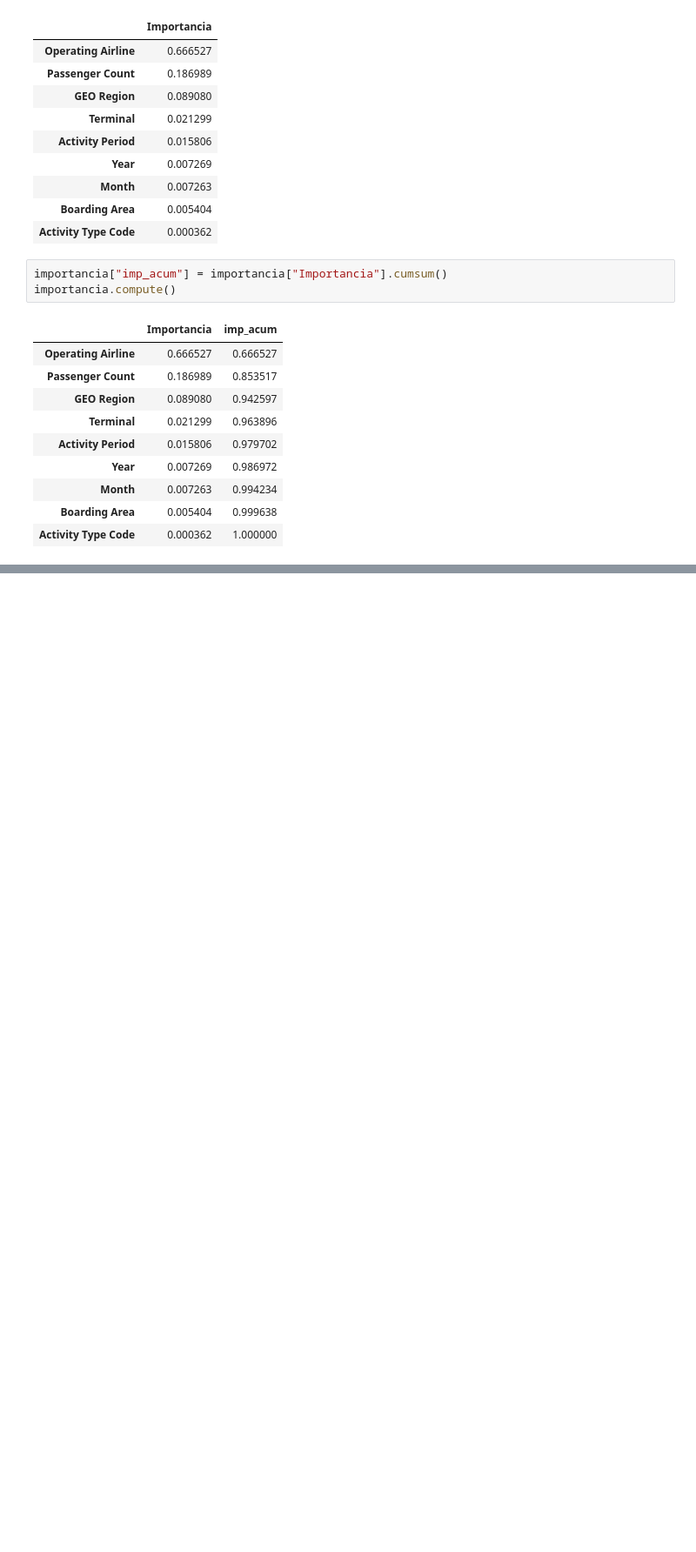
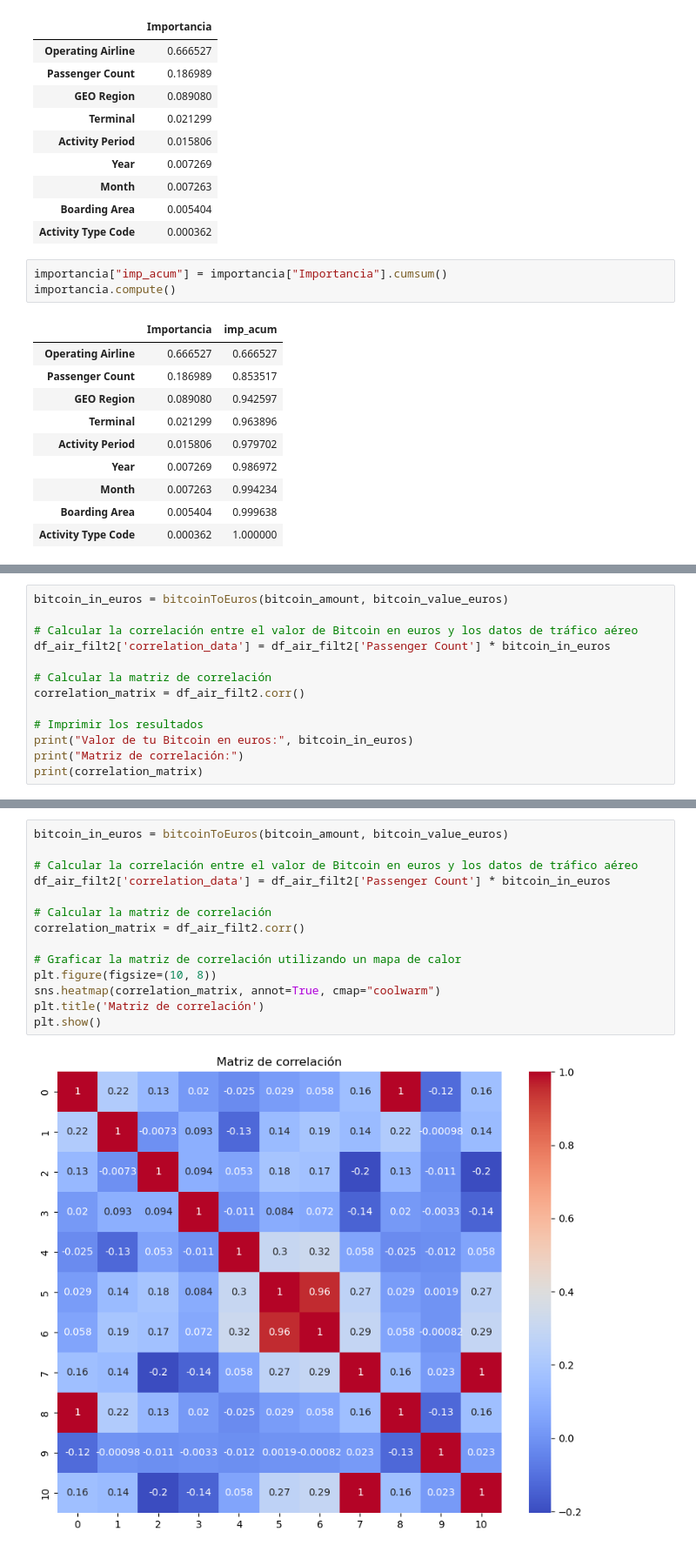
Before and after one commit to AngelMP02/Air_Trafic, a Jupyter notebook: data.ipynb, the cells around one changed output, grey strips where cells are left out. Shown at 87% size. Saved outputs shown, nothing was run; the diff lists cells and outputs as text; blank space fills up the shorter version.

```diff
--- a/data.ipynb
+++ b/data.ipynb
@@ -551,0 +592,13 @@ plt.show()
+# %%
+bitcoin_in_euros = bitcoinToEuros(bitcoin_amount, bitcoin_value_euros)
+
+# Calcular la correlación entre el valor de Bitcoin en euros y los datos de tráfico aéreo
+df_air_filt2['correlation_data'] = df_air_filt2['Passenger Count'] * bitcoin_in_euros
+
+# Calcular la matriz de correlación
+correlation_matrix = df_air_filt2.corr()
+
+# Imprimir los resultados
+print("Valor de tu Bitcoin en euros:", bitcoin_in_euros)
+print("Matriz de correlación:")
+print(correlation_matrix)
@@ -551,0 +614,16 @@ plt.show()
+# %%
+bitcoin_in_euros = bitcoinToEuros(bitcoin_amount, bitcoin_value_euros)
+
+# Calcular la correlación entre el valor de Bitcoin en euros y los datos de tráfico aéreo
+df_air_filt2['correlation_data'] = df_air_filt2['Passenger Count'] * bitcoin_in_euros
+
+# Calcular la matriz de correlación
+correlation_matrix = df_air_filt2.corr()
+
+# Graficar la matriz de correlación utilizando un mapa de calor
+plt.figure(figsize=(10, 8))
+sns.heatmap(correlation_matrix, annot=True, cmap="coolwarm")
+plt.title('Matriz de correlación')
+plt.show()
+# %% [output]
+[figure, added]
```
Also changed, not shown: parts of 5 cells of this notebook.
